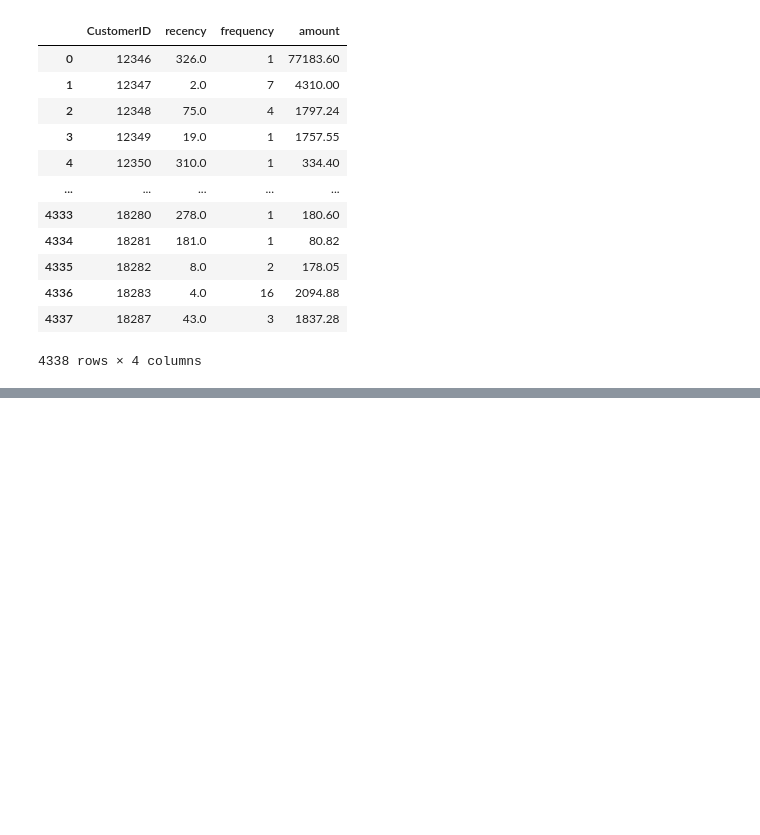
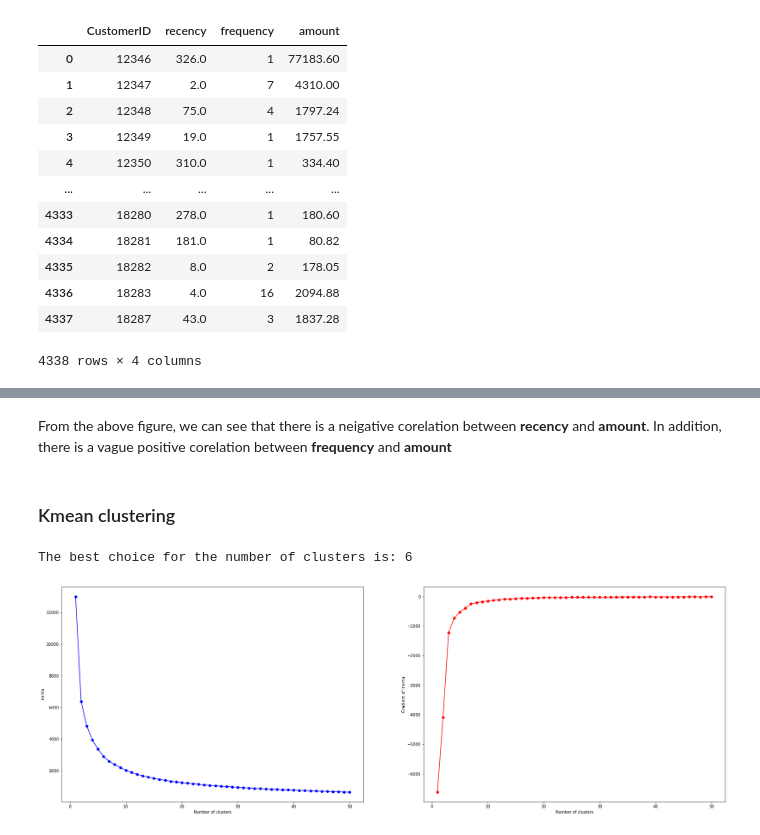
Before and after one commit to HanDuyNguyen/Data-Science-Projects, a Jupyter notebook: Machine Learning for Retails/market-segmentation.ipynb, the cells around one changed output, grey strips where cells are left out. Drawn from its saved outputs; the diff is of its cells as text; code cells hidden in the pictures; blank space fills up the shorter version.

```diff
--- a/Machine Learning for Retails/market-segmentation.ipynb
+++ b/Machine Learning for Retails/market-segmentation.ipynb
@@ -625,0 +630,8 @@ customer_history_df
+# %%
+from sklearn.preprocessing import StandardScaler
+X_log = customer_history_df[['recency_log', 'frequency_log', 'amount_log']]
+sc = StandardScaler()
+X_scale = sc.fit_transform(X_log)
+print(type(X_scale))
+print(X_scale.shape)
+print(X_scale)
@@ -625,0 +677,46 @@ customer_history_df
+# %% [markdown]
+From the above figure, we can see that there is a neigative corelation between **recency** and **amount**. In addition, there is a vague positive corelation between **frequency** and **amount**
+# %% [markdown]
+### Kmean clustering
+# %%
+# find the appropriate number of clusters
+from sklearn.cluster import KMeans
+tor = 0.1
+k_best = 50
+K = list(range(1,51))
+scores = []
+for k in K:
+    clf = KMeans(n_clusters = k)
+    clf.fit(X_scale)
+    scores.append(clf.inertia_)
+
+for k in range(1, len(scores)):
+    if (scores[k-1] - scores[k])/scores[k-1] < tor:
+        k_best = k-1
+        print('The best choice for the number of clusters is: {0}'.format(k_best))
+        break
+
+np_scores = np.asarray(scores)
+gradient_scores = np.gradient(np_scores)
+for k in range(len(gradient_scores)):
+    if np.abs(gradient_scores[k]) < tor:
+        k_best = k
+        print('The best choice for the number of clusters is: {0}'.format(k_best))
+        break
+
+
+
+fig = plt.figure(figsize = (30,10))
+ax1 = fig.add_subplot(121)
+ax1.plot(K, scores, marker = 'o', color = 'b')
+ax1.set_xlabel('Number of clusters')
+ax1.set_ylabel('Inertia')
+
+ax2 = fig.add_subplot(122)
+ax2.plot(K,gradient_scores, marker = 'o', c = 'r')
+ax2.set_xlabel('Number of clusters')
+ax2.set_ylabel('Gradient of inertia')
+plt.show()
+# %% [output]
+The best choice for the number of clusters is: 6
+[figure, added]
```
Also changed, not shown: parts of 14 cells of this notebook.
